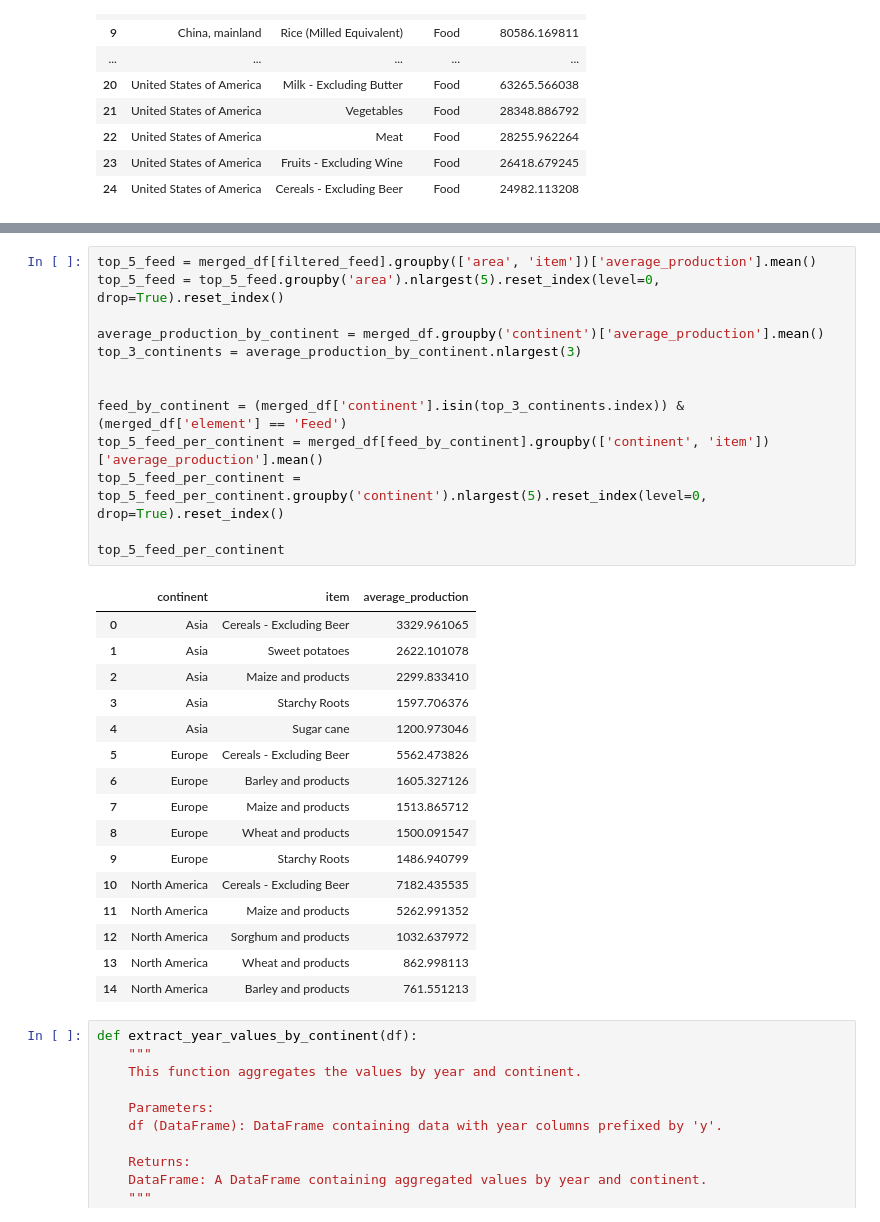
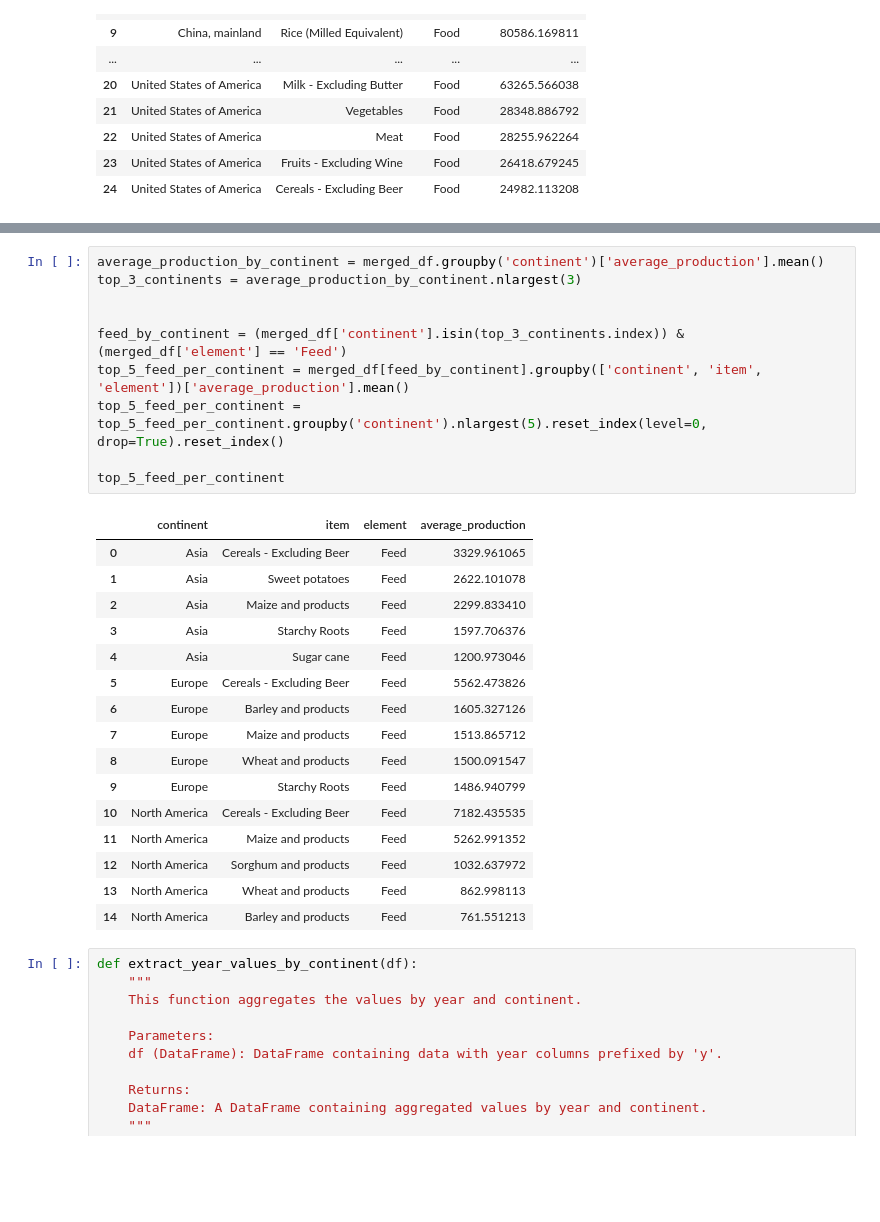
Before and after one commit to JoshuaEntrata/DataViz_Assessment1, a Jupyter notebook: line_plot.ipynb, the cells around one changed output, grey strips where cells are left out. Drawn from its saved outputs; the diff is of its cells as text; blank space fills up the shorter version.

```diff
--- a/line_plot.ipynb
+++ b/line_plot.ipynb
@@ -105,33 +141,30 @@ for area in areas:
 # %%
-top_5_feed = merged_df[filtered_feed].groupby(['area', 'item'])['average_production'].mean()
-top_5_feed = top_5_feed.groupby('area').nlargest(5).reset_index(level=0, drop=True).reset_index()
-
 average_production_by_continent = merged_df.groupby('continent')['average_production'].mean()
 top_3_continents = average_production_by_continent.nlargest(3)
 
 
 feed_by_continent = (merged_df['continent'].isin(top_3_continents.index)) & (merged_df['element'] == 'Feed')
-top_5_feed_per_continent = merged_df[feed_by_continent].groupby(['continent', 'item'])['average_production'].mean()
+top_5_feed_per_continent = merged_df[feed_by_continent].groupby(['continent', 'item', 'element'])['average_production'].mean()
 top_5_feed_per_continent = top_5_feed_per_continent.groupby('continent').nlargest(5).reset_index(level=0, drop=True).reset_index()
 
 top_5_feed_per_continent
 # %% [output]
-|  | continent | item | average_production |
-| 0 | Asia | Cereals - Excluding Beer | 3329.961065 |
-| 1 | Asia | Sweet potatoes | 2622.101078 |
-| 2 | Asia | Maize and products | 2299.833410 |
-| 3 | Asia | Starchy Roots | 1597.706376 |
-| 4 | Asia | Sugar cane | 1200.973046 |
-| 5 | Europe | Cereals - Excluding Beer | 5562.473826 |
-| 6 | Europe | Barley and products | 1605.327126 |
-| 7 | Europe | Maize and products | 1513.865712 |
-| 8 | Europe | Wheat and products | 1500.091547 |
-| 9 | Europe | Starchy Roots | 1486.940799 |
-| 10 | North America | Cereals - Excluding Beer | 7182.435535 |
-| 11 | North America | Maize and products | 5262.991352 |
-| 12 | North America | Sorghum and products | 1032.637972 |
-| 13 | North America | Wheat and products | 862.998113 |
-| 14 | North America | Barley and products | 761.551213 |
+|  | continent | item | element | average_production |
+| 0 | Asia | Cereals - Excluding Beer | Feed | 3329.961065 |
+| 1 | Asia | Sweet potatoes | Feed | 2622.101078 |
+| 2 | Asia | Maize and products | Feed | 2299.833410 |
+| 3 | Asia | Starchy Roots | Feed | 1597.706376 |
+| 4 | Asia | Sugar cane | Feed | 1200.973046 |
+| 5 | Europe | Cereals - Excluding Beer | Feed | 5562.473826 |
+| 6 | Europe | Barley and products | Feed | 1605.327126 |
+| 7 | Europe | Maize and products | Feed | 1513.865712 |
+| 8 | Europe | Wheat and products | Feed | 1500.091547 |
+| 9 | Europe | Starchy Roots | Feed | 1486.940799 |
+| 10 | North America | Cereals - Excluding Beer | Feed | 7182.435535 |
+| 11 | North America | Maize and products | Feed | 5262.991352 |
+| 12 | North America | Sorghum and products | Feed | 1032.637972 |
+| 13 | North America | Wheat and products | Feed | 862.998113 |
+| 14 | North America | Barley and products | Feed | 761.551213 |
 # %%
 def extract_year_values_by_continent(df):
     """
```
Also changed, not shown: parts of 6 cells of this notebook.
